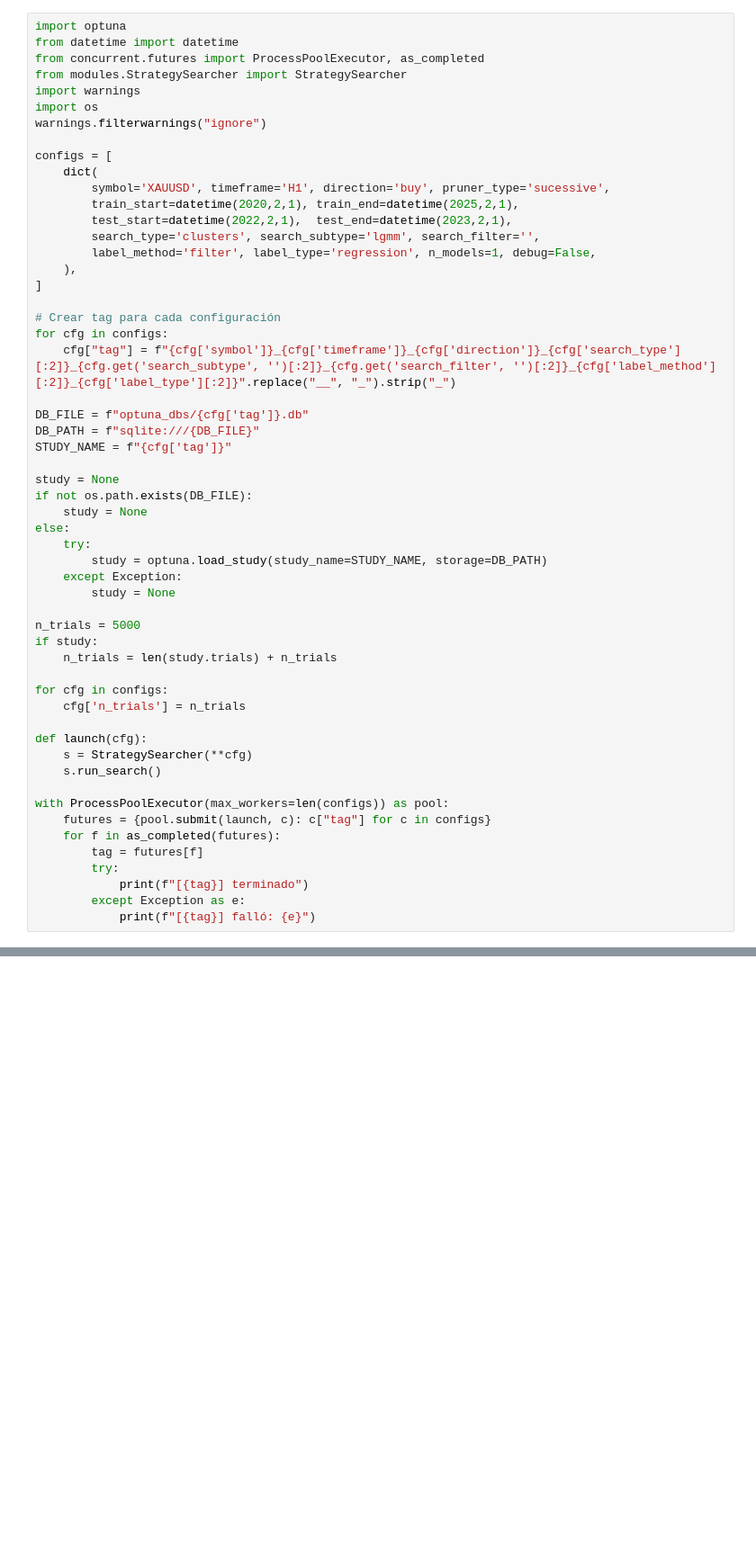
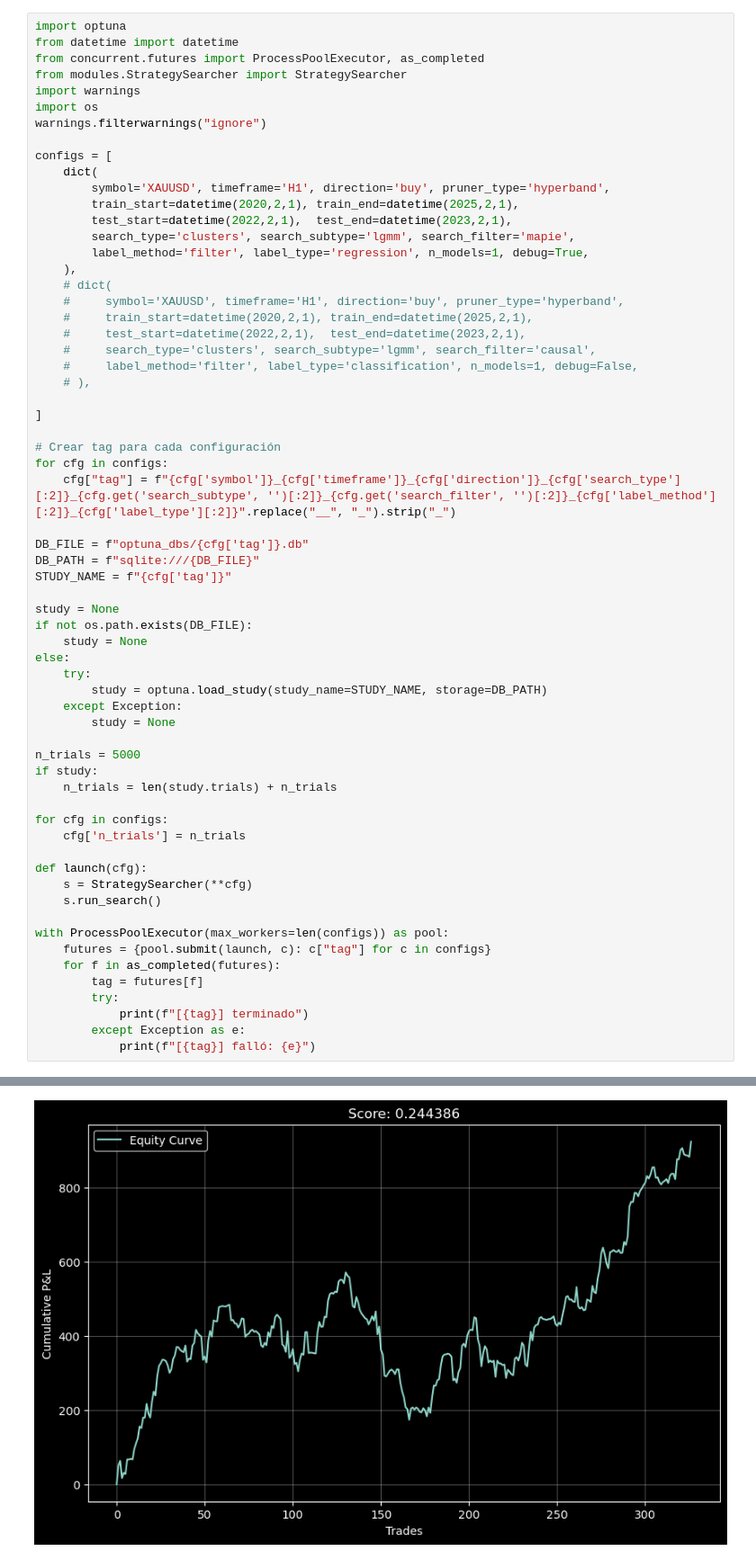
Before and after one commit to ajmtrz/eda_robots, a Jupyter notebook: studies/main_searcher.ipynb, the cells around one changed output, grey strips where cells are left out. Shown at 90% size. Saved outputs shown, nothing was run; the diff lists cells and outputs as text; blank space fills up the shorter version.

```diff
--- a/studies/main_searcher.ipynb
+++ b/studies/main_searcher.ipynb
@@ -9,12 +9,20 @@ warnings.filterwarnings("ignore")
 
 configs = [
     dict(
-        symbol='XAUUSD', timeframe='H1', direction='buy', pruner_type='sucessive',
+        symbol='XAUUSD', timeframe='H1', direction='buy', pruner_type='hyperband',
         train_start=datetime(2020,2,1), train_end=datetime(2025,2,1),
         test_start=datetime(2022,2,1),  test_end=datetime(2023,2,1),
-        search_type='clusters', search_subtype='lgmm', search_filter='',
-        label_method='filter', label_type='regression', n_models=1, debug=False,
+        search_type='clusters', search_subtype='lgmm', search_filter='mapie',
+        label_method='filter', label_type='regression', n_models=1, debug=True,
     ),
+    # dict(
+    #     symbol='XAUUSD', timeframe='H1', direction='buy', pruner_type='hyperband',
+    #     train_start=datetime(2020,2,1), train_end=datetime(2025,2,1),
+    #     test_start=datetime(2022,2,1),  test_end=datetime(2023,2,1),
+    #     search_type='clusters', search_subtype='lgmm', search_filter='causal',
+    #     label_method='filter', label_type='classification', n_models=1, debug=False,
+    # ),
+
 ]
 
 # Crear tag para cada configuración
@@ -73,0 +82 @@ with ProcessPoolExecutor(max_workers=len(configs)) as pool:
+[figure, added]
```
Also changed, not shown: parts of 1 cell of this notebook, 1 other file.
